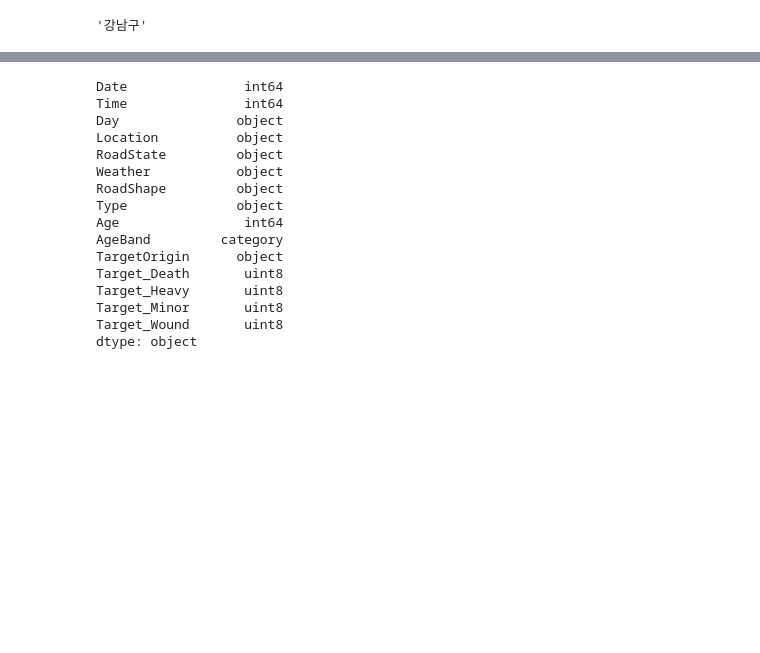
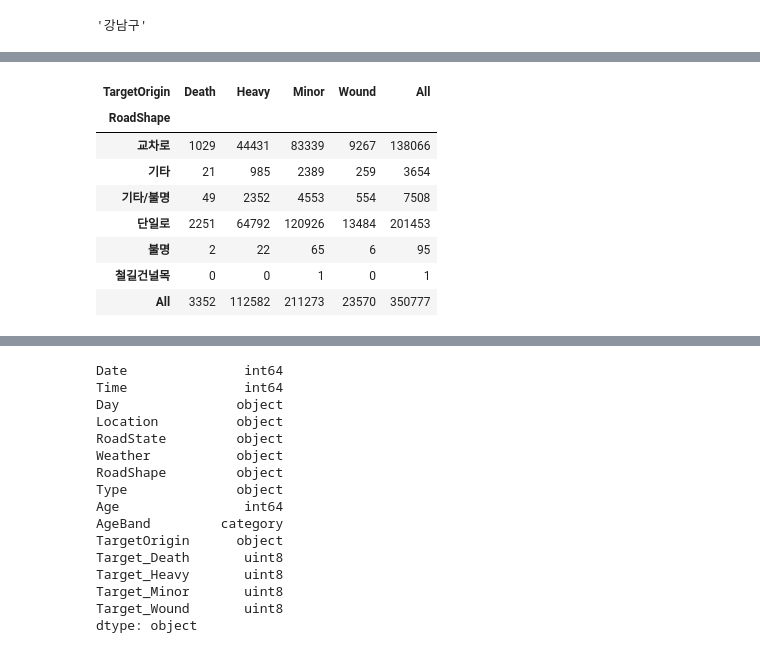
Before and after one commit to oohyun15/Prediction-of-Traffic-Accident-Risk, a Jupyter notebook: src/Preprocessing.ipynb, the cells around one changed output, grey strips where cells are left out. Cells and saved outputs as stored; diff of their text form; code cells hidden in the pictures; blank space fills up the shorter version.

```diff
--- a/src/Preprocessing.ipynb
+++ b/src/Preprocessing.ipynb
@@ -134,0 +169,13 @@ temp.columns[0]
+# %%
+roadShapeDate = pd.crosstab(sample.RoadShape, sample.TargetOrigin, margins=True)
+roadShapeDate
+# %% [output]
+| TargetOrigin | Death | Heavy | Minor | Wound | All |
+| RoadShape |  |  |  |  |  |
+| 교차로 | 1029 | 44431 | 83339 | 9267 | 138066 |
+| 기타 | 21 | 985 | 2389 | 259 | 3654 |
+| 기타/불명 | 49 | 2352 | 4553 | 554 | 7508 |
+| 단일로 | 2251 | 64792 | 120926 | 13484 | 201453 |
+| 불명 | 2 | 22 | 65 | 6 | 95 |
+| 철길건널목 | 0 | 0 | 1 | 0 | 1 |
+| All | 3352 | 112582 | 211273 | 23570 | 350777 |
```
Also changed, not shown: parts of 11 cells of this notebook, 1 other file.
